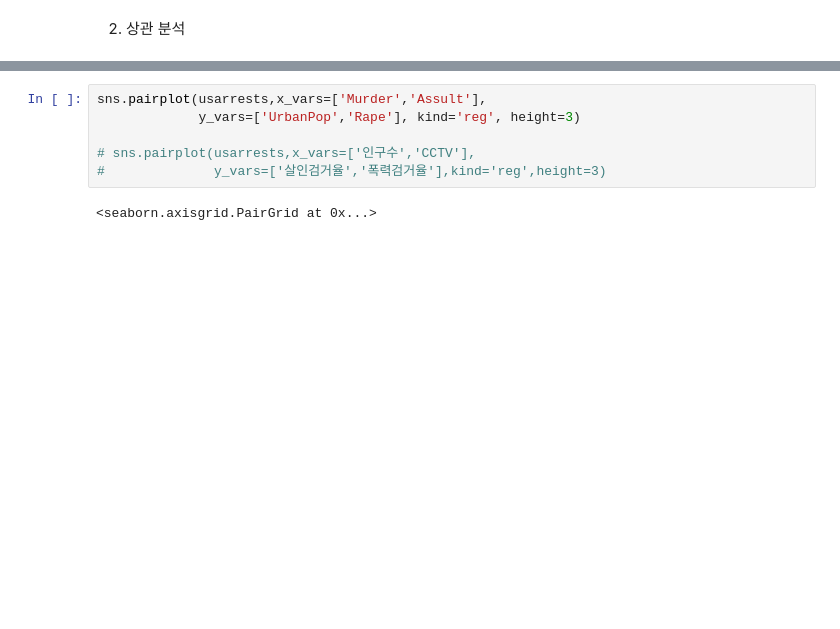
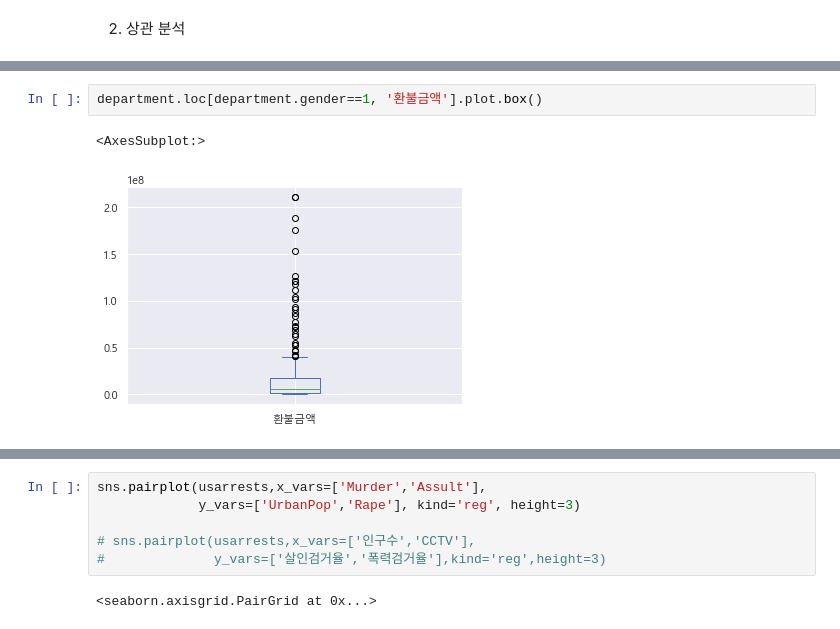
Before and after one commit to ksky1313/ADP, a Jupyter notebook: 11. 데이터전처리.ipynb, the cells around one changed output, grey strips where cells are left out. Drawn from its saved outputs; the diff is of its cells as text; blank space fills up the shorter version.

```diff
--- a/11. 데이터전처리.ipynb
+++ b/11. 데이터전처리.ipynb
@@ -105,0 +158,5 @@ usarrests.Murder.corr(usarrests.Assult)
+# %%
+department.loc[department.gender==1, '환불금액'].plot.box()
+# %% [output]
+<AxesSubplot:>
+[figure, added]
```
Also changed, not shown: parts of 35 cells of this notebook, 11 other files.
